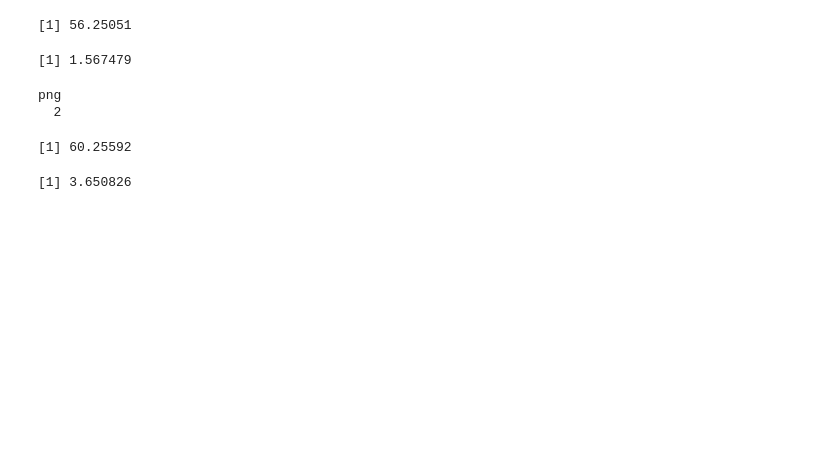
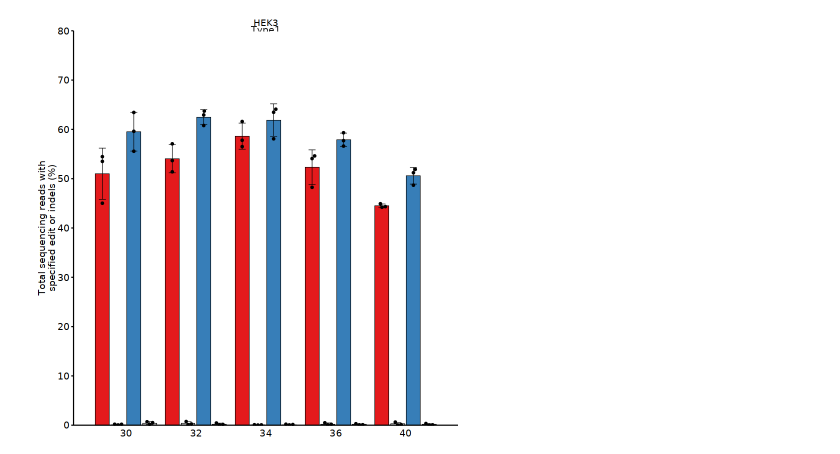
Before and after one commit to jweissmanlab/PEtracer-2025, a Jupyter notebook: strategy_selection/RTT_optimization/plot.ipynb, the cells around one changed output. Cells and saved outputs as stored; diff of their text form; code cells hidden in the pictures; blank space fills up the shorter version.

```diff
--- a/strategy_selection/RTT_optimization/plot.ipynb
+++ b/strategy_selection/RTT_optimization/plot.ipynb
@@ -86,31 +80,7 @@ Warning message:
-# %%
-mean(summary_all$Percent[summary_all$locus == "RNF2" & summary_all$HR == 14 &
-                         summary_all$Edit_Type == 'Correct_edit'])
-mean(summary_all$Percent[summary_all$locus == "RNF2" & summary_all$HR == 14 &
-                         summary_all$Edit_Type == 'Correct_edit']) / 35.8859771386422
-# %% [output]
-[1] 56.25051
-[1] 1.567479
 # %%
 pdf('plots/RT_optimization_Efficiency_HEK3.pdf', width = 2.65, height = 2.25, useDingbats = FALSE,bg = "transparent")
-plot_results_by_type_one_locus(summary_all[summary_all$type == "Type1",], "HEK3")  +
-    theme(legend.position = "none",plot.margin = margin(-0.25, 0, -0.2, 0, "in")
-          , text = element_text(size = (11/.pt) * (11/3)), plot.title = element_text(vjust = -8)
-          ,axis.title.x = element_text(hjust=-0.45, vjust = 6.5, size = rel(11/14))
-          , strip.text.x = element_text(vjust = -4))
+plot_results_by_type_one_locus(summary_all[summary_all$type == "Type1",], "HEK3")
 dev.off()
 # %% [output]
-png
-  2
+[figure, added]
-# %%
-mean(summary_all$Percent[summary_all$locus == "HEK3" & summary_all$HR == 34 &
-                         summary_all$type == "Type1" &
-                         summary_all$Edit_Type == 'Correct_edit'])
-
-mean(summary_all$Percent[summary_all$locus == "HEK3" & summary_all$HR == 34 &
-                         summary_all$type == "Type1" &
-                         summary_all$Edit_Type == 'Correct_edit']) /16.5047377095334
-# %% [output]
-[1] 60.25592
-[1] 3.650826
 # %%
```
Also changed, not shown: parts of 7 cells of this notebook, 2 other files.
